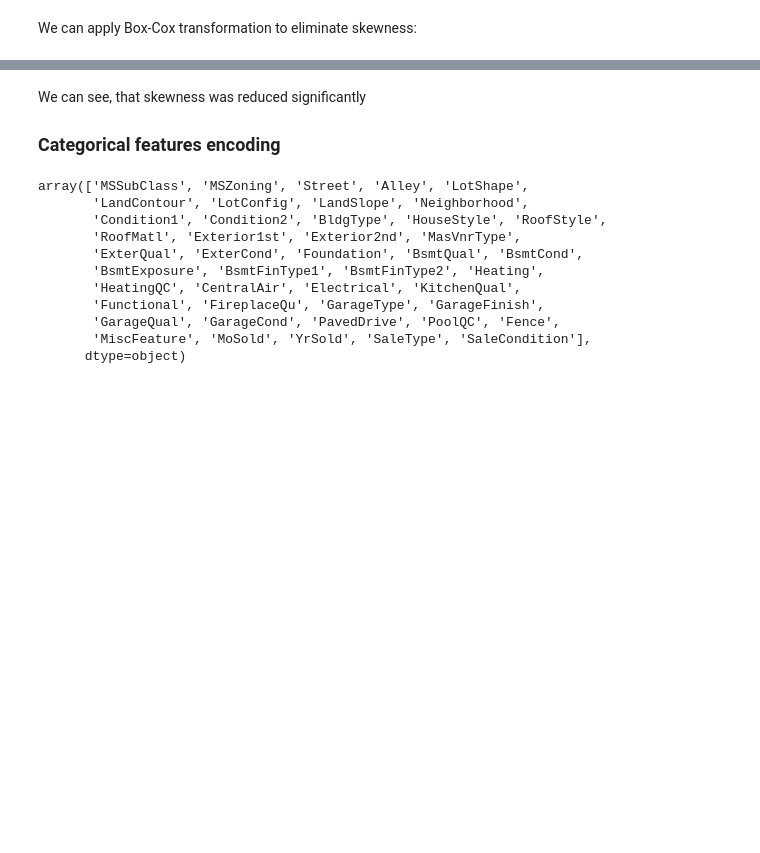
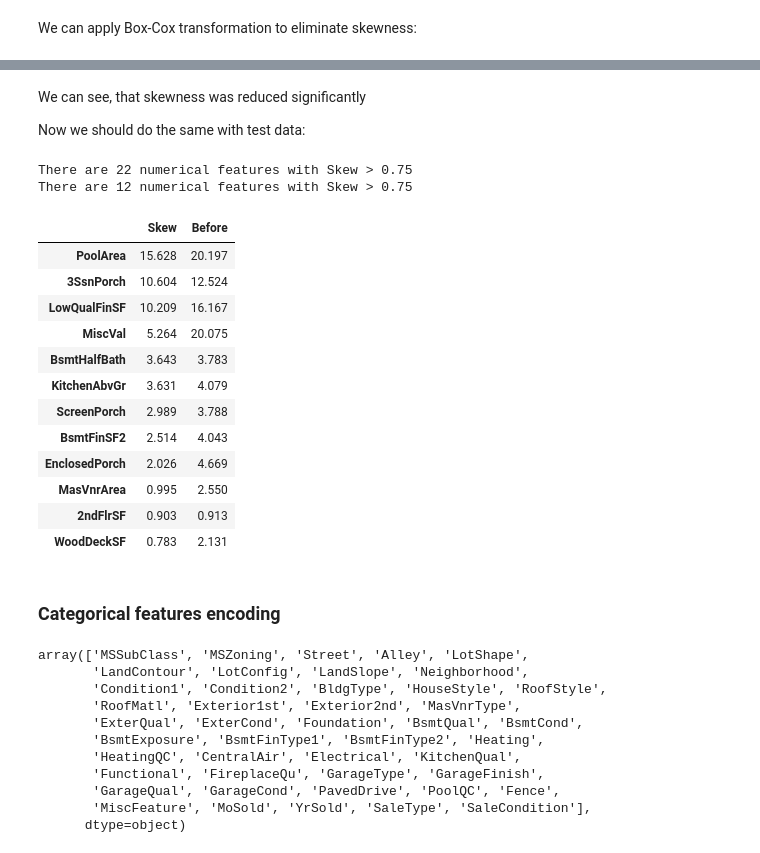
Before and after one commit to Mist3r-R/ames-house-price-prediction, a Jupyter notebook: House-Price-Prediction.ipynb, the cells around one changed output, grey strips where cells are left out. Cells and saved outputs as stored; diff of their text form; code cells hidden in the pictures; blank space fills up the shorter version.

```diff
--- a/House-Price-Prediction.ipynb
+++ b/House-Price-Prediction.ipynb
@@ -540,9 +540,9 @@ plt.show()
 # %% [output]
 [figure]
 # %%
-skewed = train[numeric].apply(lambda x: x.skew()).sort_values(ascending=False)
-skewed = skewed[np.abs(skewed) > 0.75]
-skew_index = skewed.index
-print('There are {} numerical features with Skew > 0.75 :'.format(skewed.shape[0]))
-skewness = pd.DataFrame({'Skew': skewed})
-skewness
+def get_skewed(data, cols):
+    skewed = data[cols].apply(lambda x: x.skew()).sort_values(ascending=False)
+    skewed = skewed[np.abs(skewed) > 0.75]
+    print('There are {} numerical features with Skew > 0.75'.format(skewed.shape[0]))
+    skewness = pd.DataFrame({'Skew': skewed})
+    return skewness
@@ -567,0 +549,3 @@ There are 20 numerical features with Skew > 0.75 :
+# %%
+skewed = get_skewed(train, numeric)
+skewed
@@ -568,5 +571,5 @@ There are 20 numerical features with Skew > 0.75 :
 # %% [markdown]
 We can apply Box-Cox transformation to eliminate skewness:
 # %%
-for i in skew_index:
+for i in skewed.index:
     train[i] = boxcox1p(train[i], stats.boxcox_normmax(train[i] + 1))
@@ -595,6 +595,32 @@ There are 12 numerical features with Skew > 0.75 after transformation:
+# %% [markdown]
+We can see, that skewness was reduced significantly
+
+Now we should do the same with test data:
+# %%
+skew_test = get_skewed(test, test.dtypes[test.dtypes != 'object'].index.values)
+for i in skew_test.index:
+    test[i] = boxcox1p(test[i], stats.boxcox_normmax(test[i] + 1))
+
+skew_test_fixed = get_skewed(test, test.dtypes[test.dtypes != 'object'].index.values)
+skew_test_fixed['Before'] = skew_test.loc[skew_test_fixed.index]
+skew_test_fixed
+# %% [output]
+There are 22 numerical features with Skew > 0.75
+There are 12 numerical features with Skew > 0.75
+|  | Skew | Before |
+| PoolArea | 15.628 | 20.197 |
+| 3SsnPorch | 10.604 | 12.524 |
+| LowQualFinSF | 10.209 | 16.167 |
+| MiscVal | 5.264 | 20.075 |
+| BsmtHalfBath | 3.643 | 3.783 |
+| KitchenAbvGr | 3.631 | 4.079 |
+| ScreenPorch | 2.989 | 3.788 |
+| BsmtFinSF2 | 2.514 | 4.043 |
+| EnclosedPorch | 2.026 | 4.669 |
+| MasVnrArea | 0.995 | 2.550 |
+| 2ndFlrSF | 0.903 | 0.913 |
+| WoodDeckSF | 0.783 | 2.131 |
 # %% [markdown]
-We can see, that skewness was reduced significantly
-
 ### Categorical features encoding <a name="cat-enc"></a>
 # %%
 cats = train.dtypes[train.dtypes == 'object'].index.values
```
Also changed, not shown: parts of 24 cells of this notebook.
